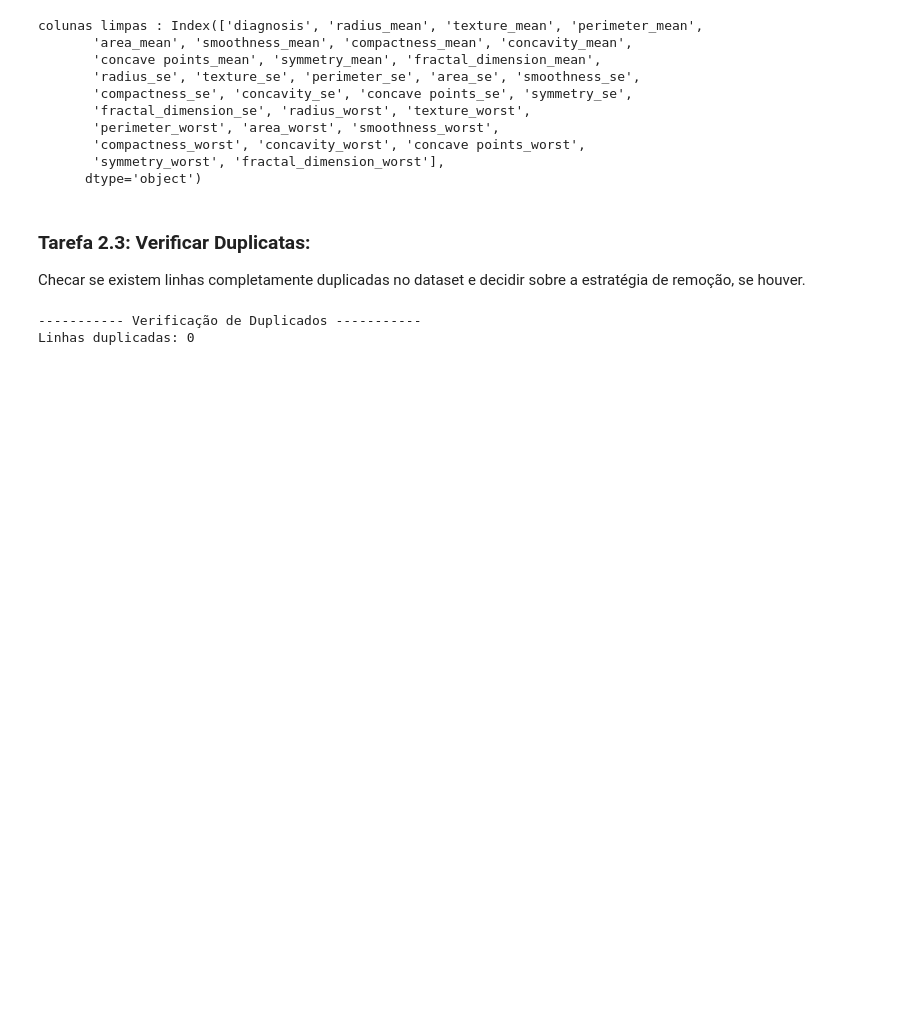
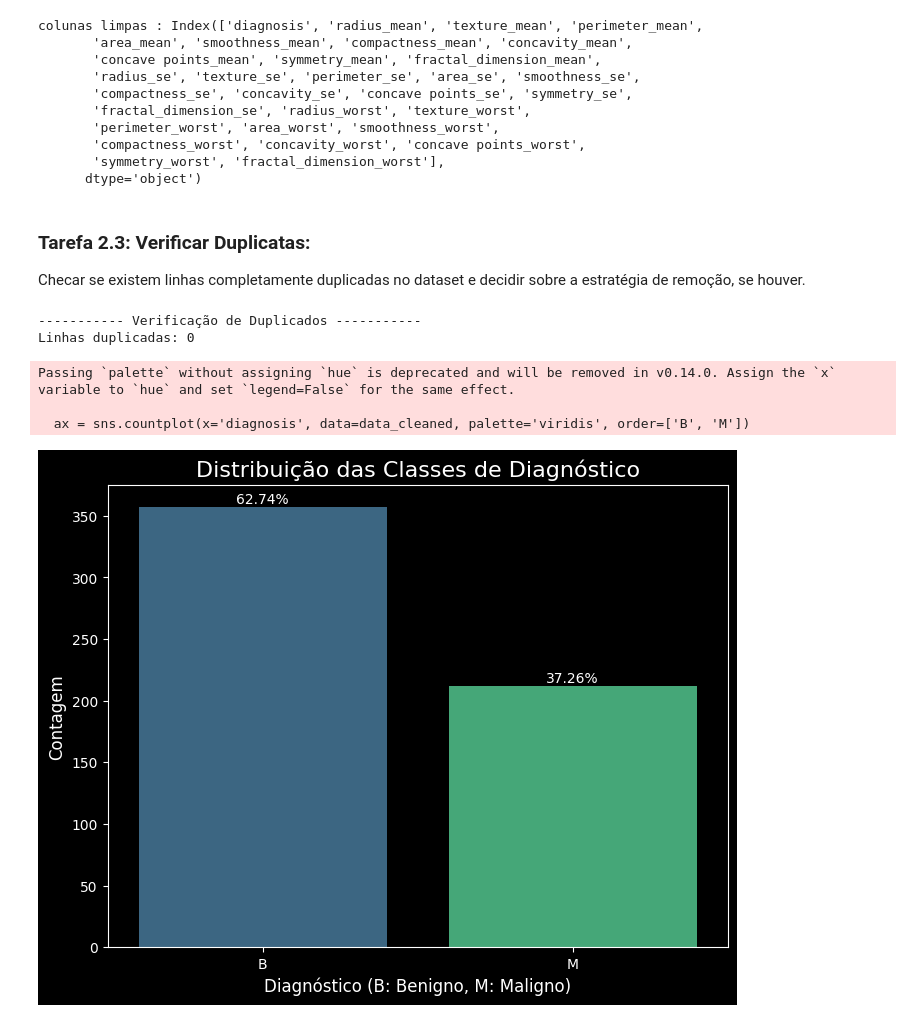
Before and after one commit to junior-vs/IA-para-Devs, a Jupyter notebook: fiap-labs/fase1/tech-challenge/BreastCancerPreditction/docs/analise1.ipynb, the cells around one changed output. Drawn from its saved outputs; the diff is of its cells as text; code cells hidden in the pictures; blank space fills up the shorter version.

```diff
--- a/fiap-labs/fase1/tech-challenge/BreastCancerPreditction/docs/analise1.ipynb
+++ b/fiap-labs/fase1/tech-challenge/BreastCancerPreditction/docs/analise1.ipynb
@@ -227,3 +228,28 @@ print(f"Linhas duplicadas: {data_cleaned.duplicated().sum()}")
 # %% [output]
 ----------- Verificação de Duplicados -----------
 Linhas duplicadas: 0
+# %%
+import seaborn as sns
+import matplotlib.pyplot as plt
+
+plt.figure(figsize=(8, 6))
+# Usar a paleta 'viridis' ou 'plasma' pode ser bom para contextos médicos
+ax = sns.countplot(x='diagnosis', data=data_cleaned, palette='viridis', order=['B', 'M'])
+
+# Adicionar os rótulos de porcentagem nas barras
+for p in ax.patches:
+    height = p.get_height()
+    ax.text(p.get_x()+p.get_width()/2.,
+            height + 3,
+            '{:1.2f}%'.format(height/len(data_cleaned)*100),
+            ha="center")
+
+plt.title('Distribuição das Classes de Diagnóstico', fontsize=16)
+plt.xlabel('Diagnóstico (B: Benigno, M: Maligno)', fontsize=12)
+plt.ylabel('Contagem', fontsize=12)
+plt.show()
+# %% [output]
+Passing `palette` without assigning `hue` is deprecated and will be removed in v0.14.0. Assign the `x` variable to `hue` and set `legend=False` for the same effect.
+
+  ax = sns.countplot(x='diagnosis', data=data_cleaned, palette='viridis', order=['B', 'M'])
+[figure, added]
```
Also changed, not shown: parts of 1 cell of this notebook, 54 other files.
